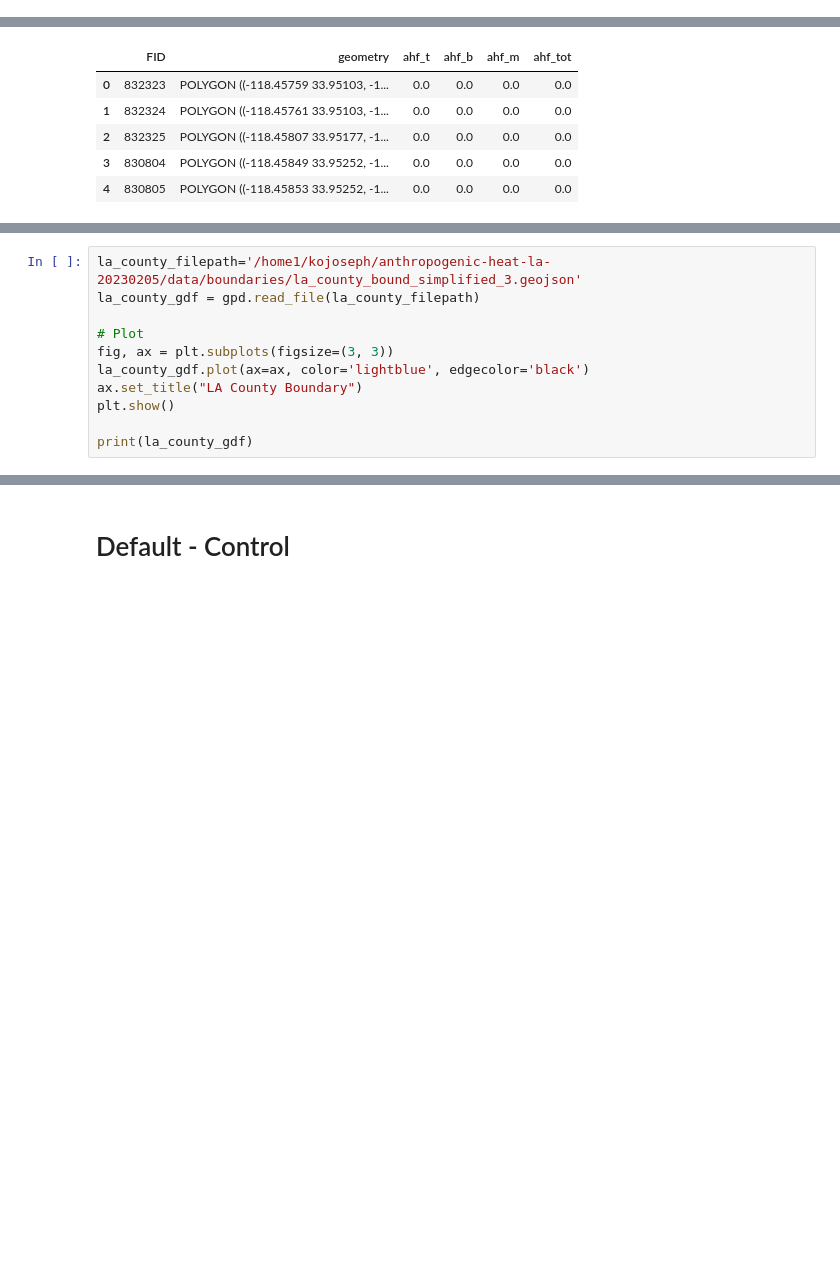
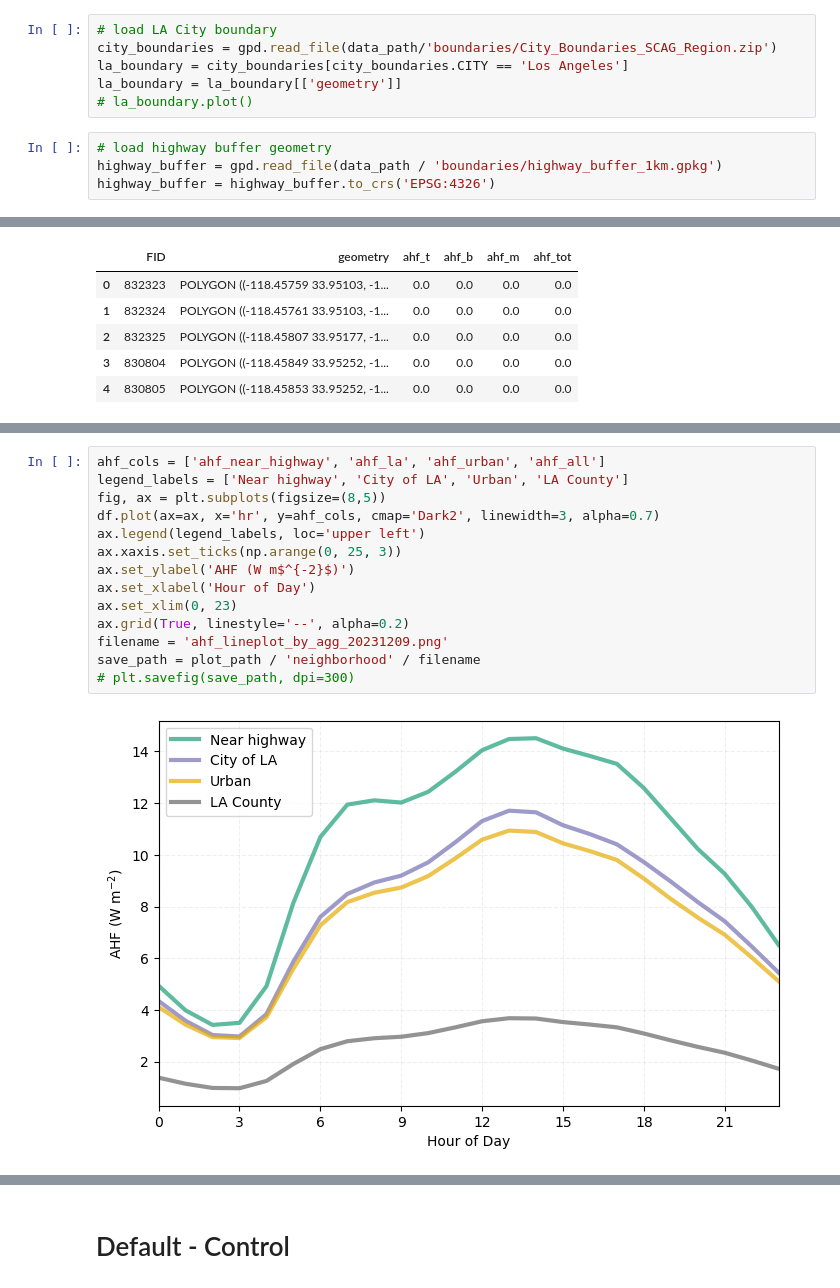
Before and after one commit to josephko91/ah-la-paper, a Jupyter notebook: notebooks/paper-figs.ipynb, the cells around one changed output, grey strips where cells are left out. Saved outputs shown, nothing was run; the diff lists cells and outputs as text; blank space fills up the shorter version.

```diff
--- a/notebooks/paper-figs.ipynb
+++ b/notebooks/paper-figs.ipynb
@@ -48,3 +64,13 @@ Text(35.225572519363496, 0.5, 'Latitude')
+# %%
+# load LA City boundary
+city_boundaries = gpd.read_file(data_path/'boundaries/City_Boundaries_SCAG_Region.zip')
+la_boundary = city_boundaries[city_boundaries.CITY == 'Los Angeles']
+la_boundary = la_boundary[['geometry']]
+# la_boundary.plot()
+# %%
+# load highway buffer geometry
+highway_buffer = gpd.read_file(data_path / 'boundaries/highway_buffer_1km.gpkg')
+highway_buffer = highway_buffer.to_crs('EPSG:4326')
 # %%
 # pre-define labels for easy re-use
 # \mathrm{} prevents exprsesion from getting italicized
@@ -210,12 +206 @@ Attributes:
 ds_nonan = ds.where(ds >= 0.1, np.nan)
-# %%
-la_county_filepath='/home1/kojoseph/anthropogenic-heat-la-20230205/data/boundaries/la_county_bound_simplified_3.geojson'
-la_county_gdf = gpd.read_file(la_county_filepath)
-
-# Plot
-fig, ax = plt.subplots(figsize=(3, 3))
-la_county_gdf.plot(ax=ax, color='lightblue', edgecolor='black')
-ax.set_title("LA County Boundary")
-plt.show()
-
-print(la_county_gdf)
@@ -555,0 +383,16 @@ ahf_subset.plot(ax=ax, column='ahf_m', alpha=0.7, legend=True,
+# %%
+ahf_cols = ['ahf_near_highway', 'ahf_la', 'ahf_urban', 'ahf_all']
+legend_labels = ['Near highway', 'City of LA', 'Urban', 'LA County']
+fig, ax = plt.subplots(figsize=(8,5))
+df.plot(ax=ax, x='hr', y=ahf_cols, cmap='Dark2', linewidth=3, alpha=0.7)
+ax.legend(legend_labels, loc='upper left')
+ax.xaxis.set_ticks(np.arange(0, 25, 3))
+ax.set_ylabel('AHF (W m$^{-2}$)')
+ax.set_xlabel('Hour of Day')
+ax.set_xlim(0, 23)
+ax.grid(True, linestyle='--', alpha=0.2)
+filename = 'ahf_lineplot_by_agg_20231209.png'
+save_path = plot_path / 'neighborhood' / filename
+# plt.savefig(save_path, dpi=300)
+# %% [output]
+[figure, added]
```
Also changed, not shown: parts of 27 cells of this notebook.
